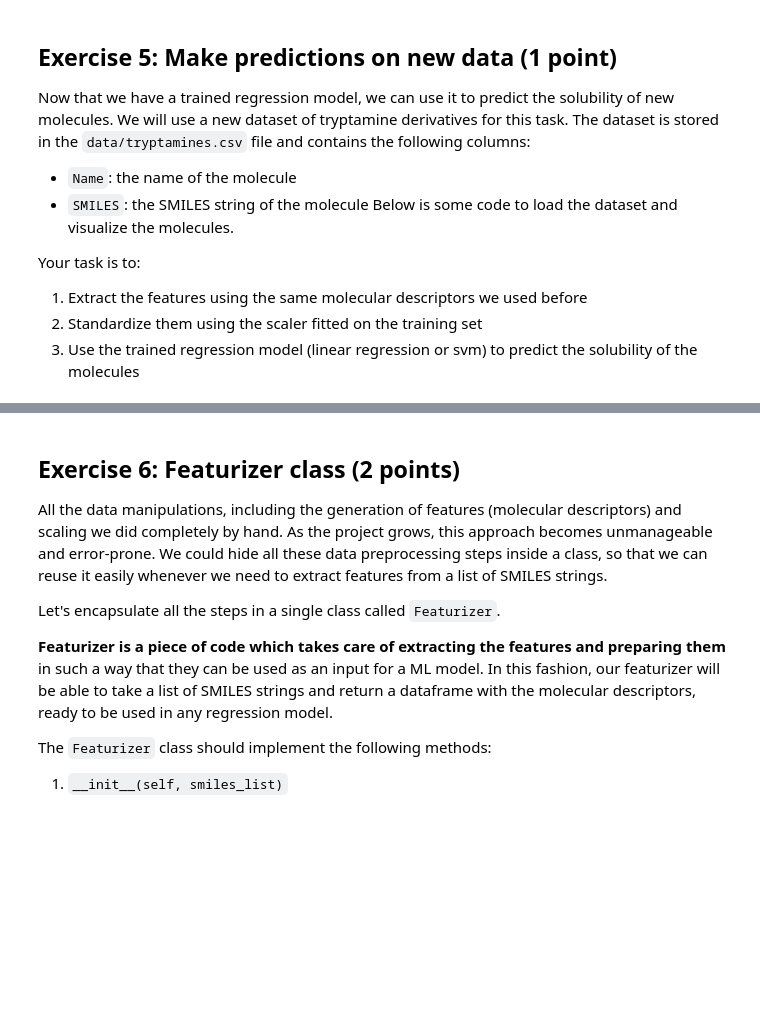
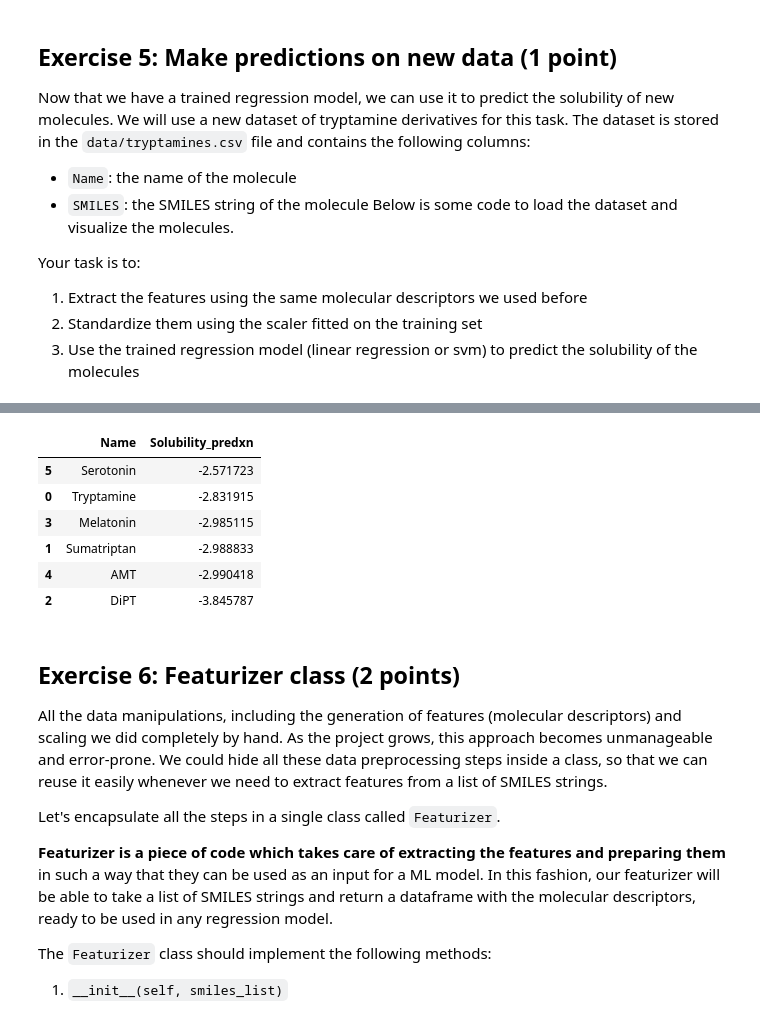
Before and after one commit to MetroCloud/pum-25, a Jupyter notebook: lab4.ipynb, the cells around one changed output, grey strips where cells are left out. Saved outputs shown, nothing was run; the diff lists cells and outputs as text; code cells hidden in the pictures; blank space fills up the shorter version.

```diff
--- a/lab4.ipynb
+++ b/lab4.ipynb
@@ -171,6 +169,31 @@ X_test = scaler.transform(X_test)
 2. Train both linear regression and SVR models on the standardized training set. Report $RMSE$ and $R^2$ score on the train and test sets. How do the results compare to the previous models? Which model benefits from standardization?
 # %%
 from sklearn.preprocessing import StandardScaler
+scaler = StandardScaler()
+X_train_scaled = scaler.fit_transform(X_train)
+X_test_scaled = scaler.transform(X_test)
 
-X_train_scaled = ...
-X_test_scaled = ...
+lr = LinearRegression()
+lr.fit(X_train_scaled,y_train)
+lr_train_pred=lr.predict(X_train_scaled)
+lr_pred=lr.predict(X_test_scaled)
+train_MSE=mean_squared_error(y_train,lr_train_pred)
+train_RMSE=math.sqrt(train_MSE)
+test_MSE=mean_squared_error(y_test,lr_pred)
+test_RMSE=math.sqrt(test_MSE)
+
+print("Lr train MSE:",train_MSE,"Lr train RMSE:", train_RMSE)
+print("Lr test MSE:",test_MSE,"Lr test RMSE:", test_RMSE)
+
+svr = SVR()
+svr.fit(X_train_scaled,y_train)
+svr.fit(X_train_scaled,y_train)
+svr_train_pred=svr.predict(X_train_scaled)
+svr_pred=svr.predict(X_test_scaled)
+svrtrain_MSE=mean_squared_error(y_train,svr_train_pred)
+svrtrain_RMSE=math.sqrt(svrtrain_MSE)
+svrtest_MSE=mean_squared_error(y_test,svr_pred)
+svrtest_RMSE=math.sqrt(svrtest_MSE)
+
+print("svr train MSE:",svrtrain_MSE,"sve train RMSE:", svrtrain_RMSE)
+print("svr test MSE:",svrtest_MSE,"sve test RMSE:", svrtest_RMSE)
@@ -203,5 +242,16 @@ Draw.MolsToGridImage(mols, molsPerRow=3, subImgSize=(300,300), legends=labels)
 # %%
-... # Extract features, standardize them, make predictions
+X_Tryptamines=get_descriptors(tryptamines["SMILES"])
+X_Tryptamines_scaled = scaler.transform(X_Tryptamines)
+tryptamines["Solubility_predxn"]= lr.predict(X_Tryptamines_scaled)
+tryptamines[['Name', 'Solubility_predxn']].sort_values(by='Solubility_predxn', ascending=False)
+# %% [output]
+|  | Name | Solubility_predxn |
+| 5 | Serotonin | -2.571723 |
+| 0 | Tryptamine | -2.831915 |
+| 3 | Melatonin | -2.985115 |
+| 1 | Sumatriptan | -2.988833 |
+| 4 | AMT | -2.990418 |
+| 2 | DiPT | -3.845787 |
 # %% [markdown]
 ## Exercise 6: Featurizer class (2 points)
 
```
Also changed, not shown: parts of 9 cells of this notebook.
